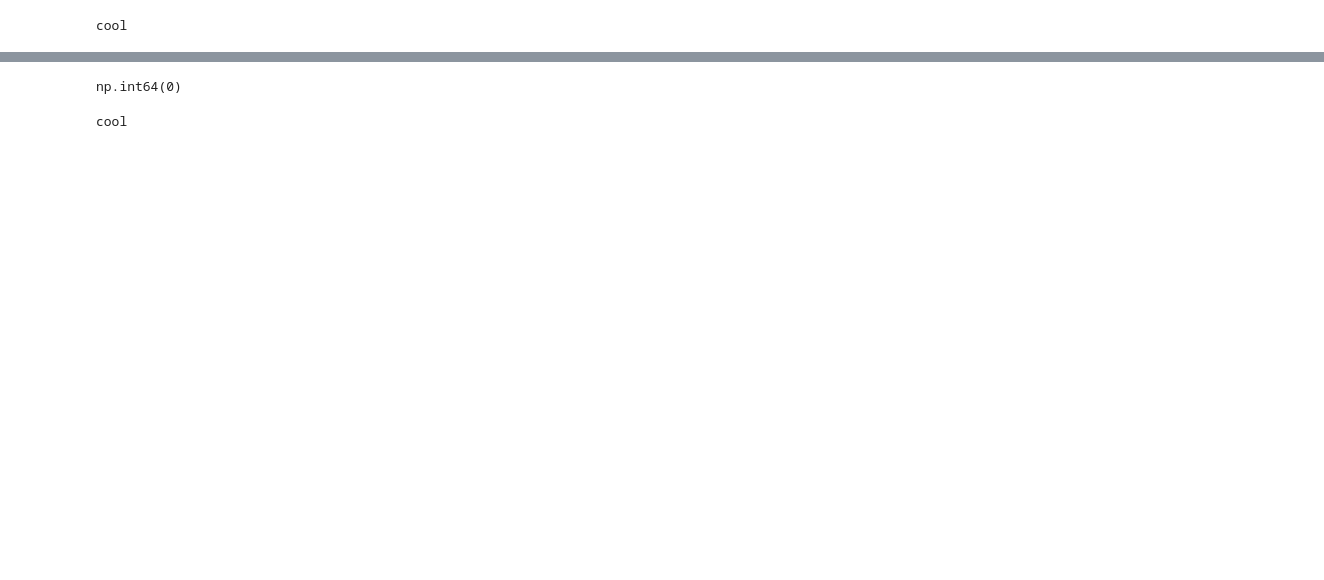
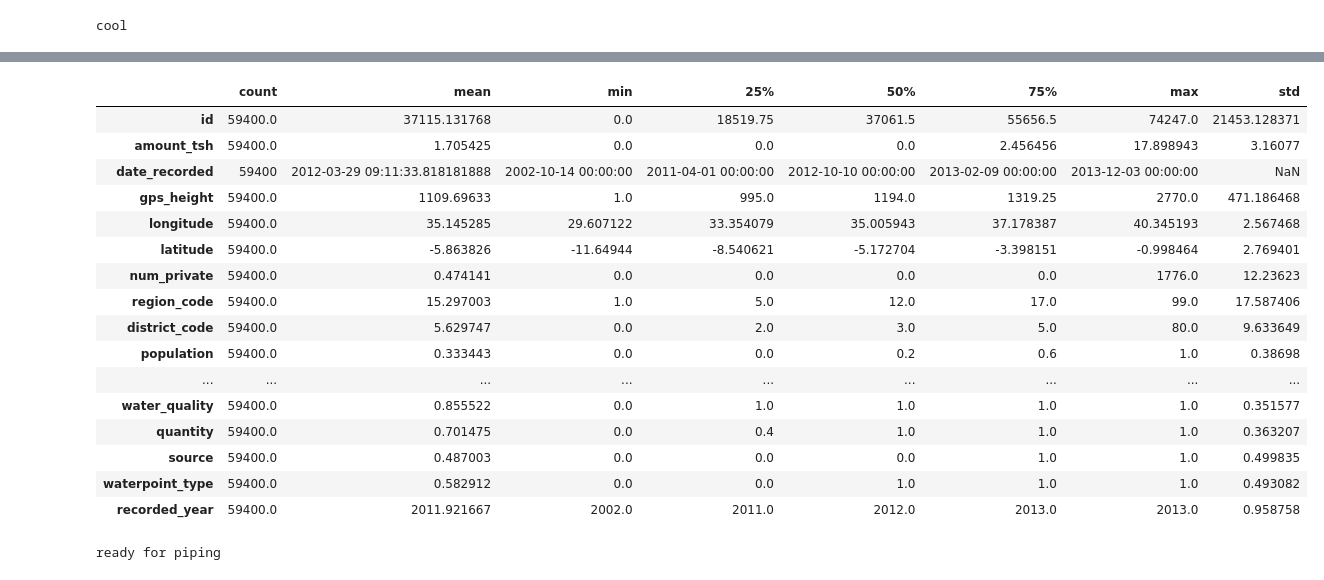
Before and after one commit to jimbodonahue/water_pumps, a Jupyter notebook: notebooks/sprint3_pipeline_experiment.ipynb, the cells around one changed output, grey strips where cells are left out. Cells and saved outputs as stored; diff of their text form; code cells hidden in the pictures; blank space fills up the shorter version.

Commit message:
cleaned up the start of the pipeline experiment. Everything is coming out better, no missing values. Classes didn't work, switched to functions, but the code should be the same

```diff
--- a/notebooks/sprint3_pipeline_experiment.ipynb
+++ b/notebooks/sprint3_pipeline_experiment.ipynb
@@ -45,22 +47,15 @@ class DataCleaner:
         # gps_height
         df['gps_height'] = df['gps_height'].apply(lambda x: np.nan if x <= 0 else x)
         # Fill using median per lga
-        df['gps_height'] = df.groupby(['lga'])['gps_height'].transform(
-            lambda x: x.fillna(x.median())
-        )
+        df['gps_height'] = df.groupby('lga')['gps_height'].fillna(df['gps_height'].median())
         # Fill any still missing using region median
-        df['gps_height'] = df.groupby(['region'])['gps_height'].transform(
-            lambda x: x.fillna(x.median())
-        )
-#        df['gps_height'] = df['gps_height'].fillna(df['gps_height'].median())
-        #location
+        df['gps_height'] = df.groupby(['region'])['gps_height'].fillna(df['gps_height'].median())
+        # Longitude and latitude
         df['longitude'] = df['longitude'].replace(0, np.nan)
         df['latitude'] = df['latitude'].where(df['latitude'] < -0.5, np.nan) # too close to the equator
-        for i in ['latitude','longitude']:
-            df[i] = df.groupby(['lga'])[i].transform(lambda x: x.fillna(x.median))
-            df[i] = df.groupby(['region'])[i].transform(lambda x: x.fillna(x.median))
-        df.longitude = pd.to_numeric(df.longitude, errors='coerce')
-        df.latitude = pd.to_numeric(df.latitude, errors='coerce')
+        for i in ['latitude','longitude']: # loop to fill by lga, region
+            df[i] = df.groupby(['lga'])[i].fillna(df[i].median())
+            df[i] = df.groupby(['region'])[i].fillna(df[i].median())
         #
         # population
         # Fill population using median by district_code
@@ -220,12 +215,27 @@ yearsq                               0
 dtype: int64
-# %%
-X['gps_height'] = X.gps_height.transform(lambda x: x.fillna(x.median()))
-
-X.gps_height.isna().sum()
-# %% [output]
-np.int64(0)
+# %%
+X.describe().T
+# %% [output]
+|  | count | mean | min | 25% | 50% | 75% | max | std |
+| id | 59400.0 | 37115.131768 | 0.0 | 18519.75 | 37061.5 | 55656.5 | 74247.0 | 21453.128371 |
+| amount_tsh | 59400.0 | 1.705425 | 0.0 | 0.0 | 0.0 | 2.456456 | 17.898943 | 3.16077 |
+| date_recorded | 59400 | 2012-03-29 09:11:33.818181888 | 2002-10-14 00:00:00 | 2011-04-01 00:00:00 | 2012-10-10 00:00:00 | 2013-02-09 00:00:00 | 2013-12-03 00:00:00 | NaN |
+| gps_height | 59400.0 | 1109.69633 | 1.0 | 995.0 | 1194.0 | 1319.25 | 2770.0 | 471.186468 |
+| longitude | 59400.0 | 35.145285 | 29.607122 | 33.354079 | 35.005943 | 37.178387 | 40.345193 | 2.567468 |
+| latitude | 59400.0 | -5.863826 | -11.64944 | -8.540621 | -5.172704 | -3.398151 | -0.998464 | 2.769401 |
+| num_private | 59400.0 | 0.474141 | 0.0 | 0.0 | 0.0 | 0.0 | 1776.0 | 12.23623 |
+| region_code | 59400.0 | 15.297003 | 1.0 | 5.0 | 12.0 | 17.0 | 99.0 | 17.587406 |
+| district_code | 59400.0 | 5.629747 | 0.0 | 2.0 | 3.0 | 5.0 | 80.0 | 9.633649 |
+| population | 59400.0 | 0.333443 | 0.0 | 0.0 | 0.2 | 0.6 | 1.0 | 0.38698 |
+| ... | ... | ... | ... | ... | ... | ... | ... | ... |
+| water_quality | 59400.0 | 0.855522 | 0.0 | 1.0 | 1.0 | 1.0 | 1.0 | 0.351577 |
+| quantity | 59400.0 | 0.701475 | 0.0 | 0.4 | 1.0 | 1.0 | 1.0 | 0.363207 |
+| source | 59400.0 | 0.487003 | 0.0 | 0.0 | 0.0 | 1.0 | 1.0 | 0.499835 |
+| waterpoint_type | 59400.0 | 0.582912 | 0.0 | 0.0 | 1.0 | 1.0 | 1.0 | 0.493082 |
+| recorded_year | 59400.0 | 2011.921667 | 2002.0 | 2011.0 | 2012.0 | 2013.0 | 2013.0 | 0.958758 |
 # %%
 # create a class that we can pass to the pipeline
+# run this cell to initiate the function, then the pipeline *should* run smoothly
 def clean_func(df):
     #
     # Construction year
@@ -246,23 +256,15 @@ def clean_func(df):
     # gps_height
     df['gps_height'] = df['gps_height'].apply(lambda x: np.nan if x <= 0 else x)
     # Fill using median per lga
-    df['gps_height'] = df.groupby('lga')['gps_height'].transform(
-        lambda x: x.fillna(x.median())
-    )
+    df['gps_height'] = df.groupby('lga')['gps_height'].fillna(df['gps_height'].median())
     # Fill any still missing using region median
-    df['gps_height'] = df.groupby('region')['gps_height'].transform(
-        lambda x: x.fillna(x.median())
-    )
-    #
-    #location
+    df['gps_height'] = df.groupby(['region'])['gps_height'].fillna(df['gps_height'].median())
+    # Longitude and latitude
     df['longitude'] = df['longitude'].replace(0, np.nan)
     df['latitude'] = df['latitude'].where(df['latitude'] < -0.5, np.nan) # too close to the equator
-    for i in ['latitude','longitude']:
-        df[i] = df.groupby('lga')[i].transform(lambda x: x.fillna(x.median))
-        df[i] = df.groupby('region')[i].transform(lambda x: x.fillna(x.median))
-    df.longitude = pd.to_numeric(df.longitude, errors='coerce')
-    df.latitude = pd.to_numeric(df.latitude, errors='coerce')
-    #
+    for i in ['latitude','longitude']: # loop to fill by lga, region
+        df[i] = df.groupby(['lga'])[i].fillna(df[i].median())
+        df[i] = df.groupby(['region'])[i].fillna(df[i].median())
     # population
     # Fill population using median by district_code
     df['population'] = df.groupby('lga')['population'].transform(
@@ -367,7 +369,6 @@ def clean_func(df):
     df['quantXsource'] = df.quantity * df.source
     df['yearsq'] = np.sqrt(df.construction_year + 1)
     df_large = df
-    print(df.isna().sum())
     return df#_small, df_medium, df_large
 
 #def clean_data(self, df):
@@ -376,8 +377,8 @@ def clean_func(df):
 #    df = self.selection(df)
 #    return df
 
-print('cool')
+print('ready for piping')
 
 my_transformer = FunctionTransformer(clean_func)
 # %% [output]
-cool
+ready for piping
```
Also changed, not shown: parts of 13 cells of this notebook, 2 other files.
